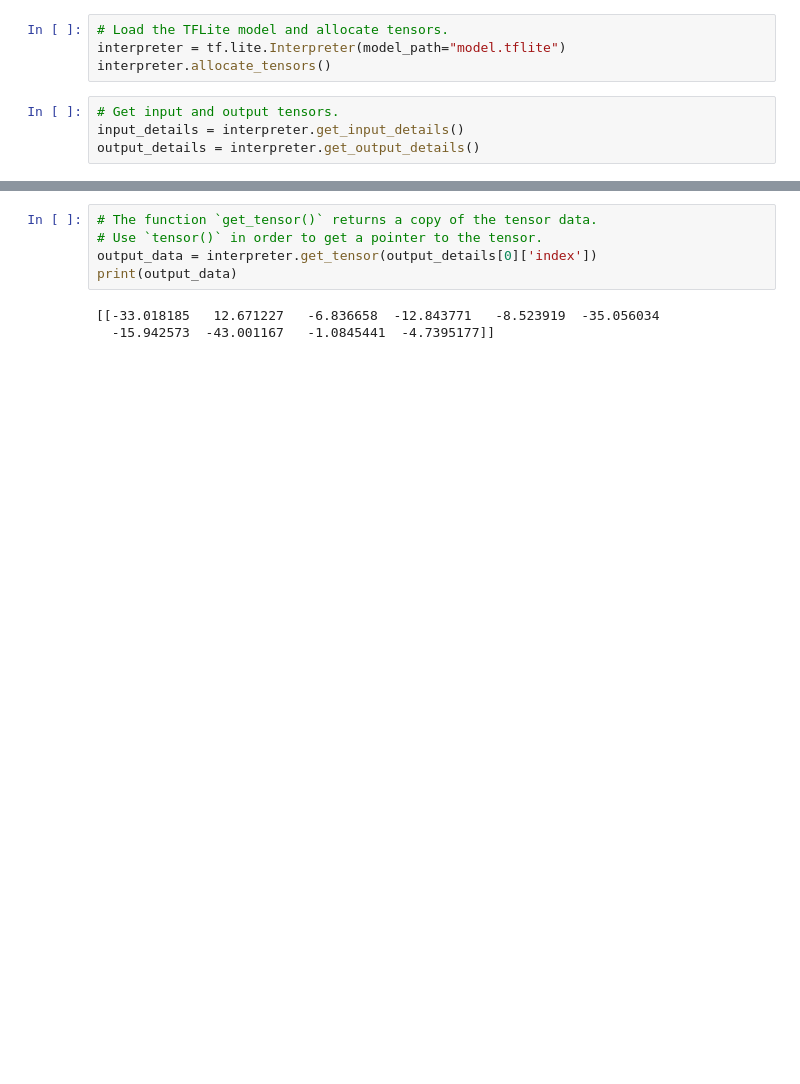
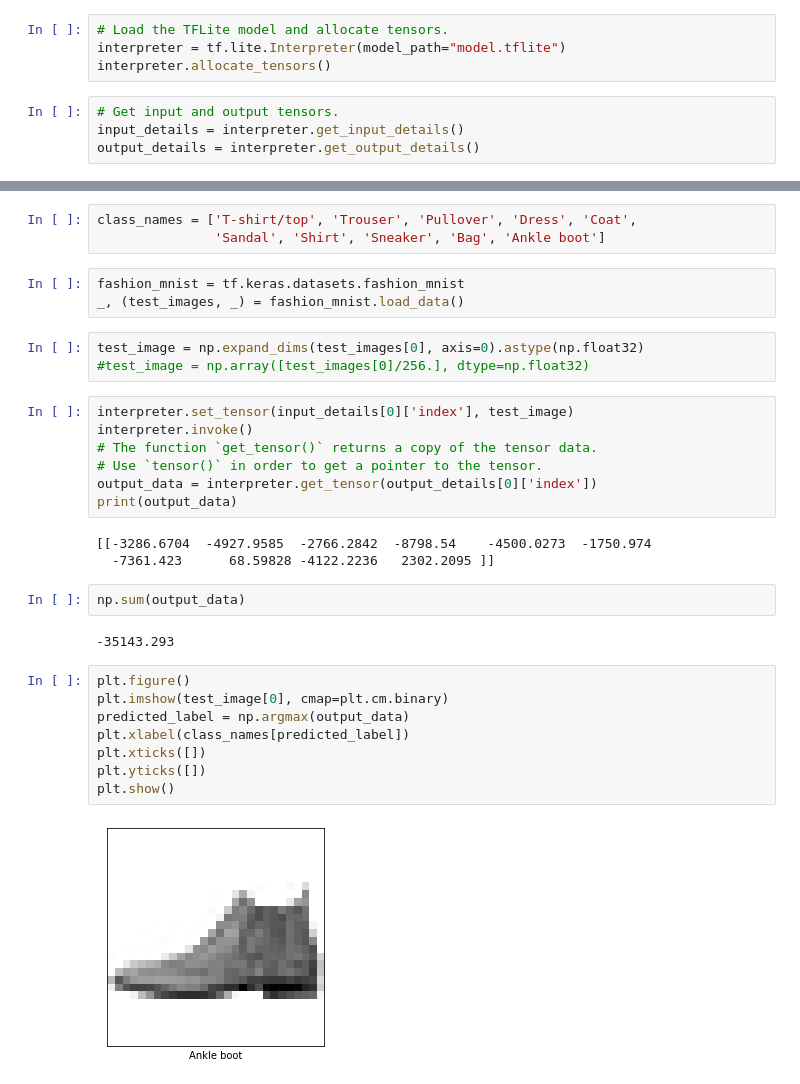
Before and after one commit to henrythasler/tensorflow-playground, a Jupyter notebook: Basic clothing classification/inference.ipynb, the cells around one changed output, grey strips where cells are left out. Drawn from its saved outputs; the diff is of its cells as text; blank space fills up the shorter version.

```diff
--- a/Basic clothing classification/inference.ipynb
+++ b/Basic clothing classification/inference.ipynb
@@ -19,8 +13,33 @@ interpreter.invoke()
+# %%
+class_names = ['T-shirt/top', 'Trouser', 'Pullover', 'Dress', 'Coat',
+               'Sandal', 'Shirt', 'Sneaker', 'Bag', 'Ankle boot']
+# %%
+fashion_mnist = tf.keras.datasets.fashion_mnist
+_, (test_images, _) = fashion_mnist.load_data()
+# %%
+test_image = np.expand_dims(test_images[0], axis=0).astype(np.float32)
+#test_image = np.array([test_images[0]/256.], dtype=np.float32)
 # %%
+interpreter.set_tensor(input_details[0]['index'], test_image)
+interpreter.invoke()
 # The function `get_tensor()` returns a copy of the tensor data.
 # Use `tensor()` in order to get a pointer to the tensor.
 output_data = interpreter.get_tensor(output_details[0]['index'])
 print(output_data)
 # %% [output]
-[[-33.018185   12.671227   -6.836658  -12.843771   -8.523919  -35.056034
-  -15.942573  -43.001167   -1.0845441  -4.7395177]]
+[[-3286.6704  -4927.9585  -2766.2842  -8798.54    -4500.0273  -1750.974
+  -7361.423      68.59828 -4122.2236   2302.2095 ]]
+# %%
+np.sum(output_data)
+# %% [output]
+-35143.293
+# %%
+plt.figure()
+plt.imshow(test_image[0], cmap=plt.cm.binary)
+predicted_label = np.argmax(output_data)
+plt.xlabel(class_names[predicted_label])
+plt.xticks([])
+plt.yticks([])
+plt.show()
+# %% [output]
+[figure, added]
```
Also changed, not shown: parts of 3 cells of this notebook, 5 other files.
